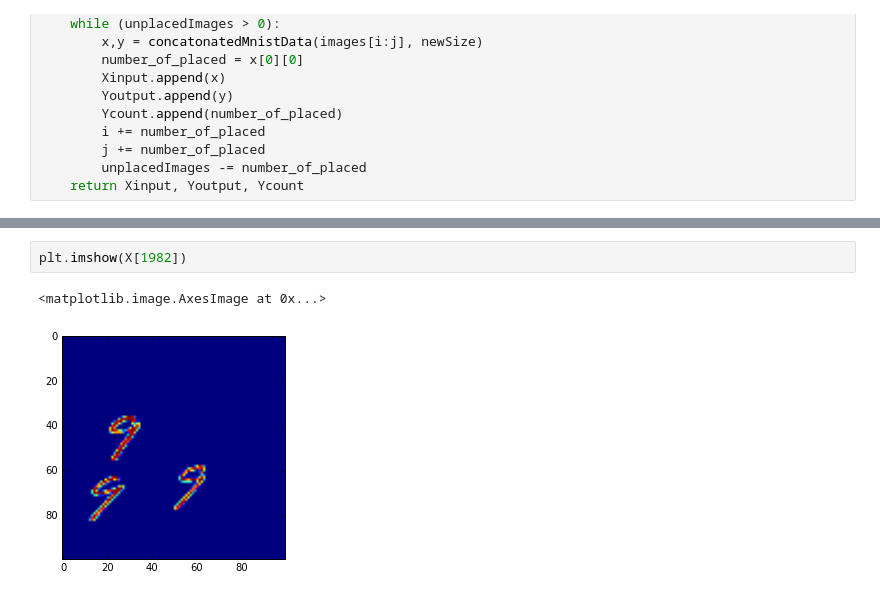
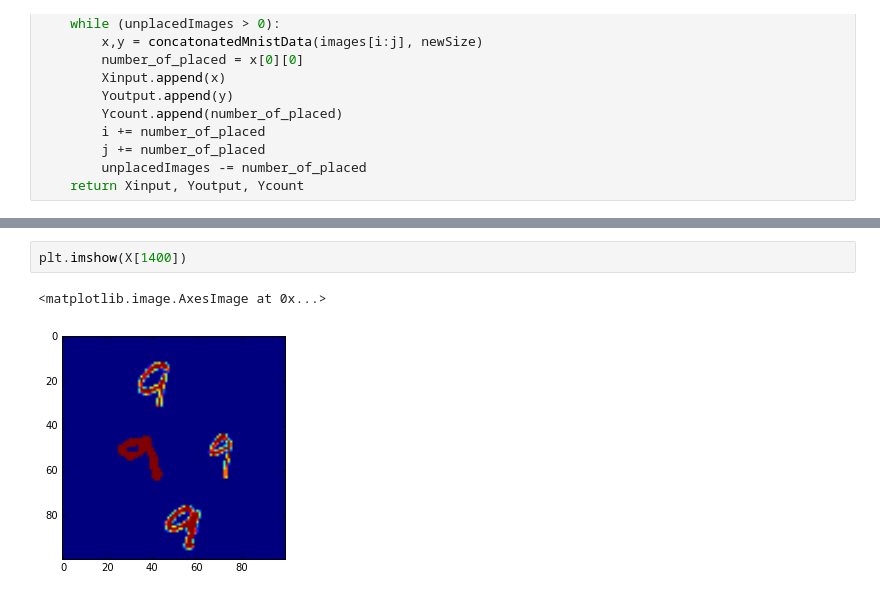
Before and after one commit to chriscanal/ccLearnDL, a Jupyter notebook: GenerateData.ipynb, the cells around one changed output, grey strips where cells are left out. Cells and saved outputs as stored; diff of their text form.

```diff
--- a/GenerateData.ipynb
+++ b/GenerateData.ipynb
@@ -161,5 +165,5 @@ print len(X)
 # %%
-plt.imshow(X[1982])
+plt.imshow(X[1400])
 # %% [output]
 <matplotlib.image.AxesImage at 0x...>
-[figure, old version]
+[figure, new version]
```
Also changed, not shown: parts of 8 cells of this notebook, 1 other file.
